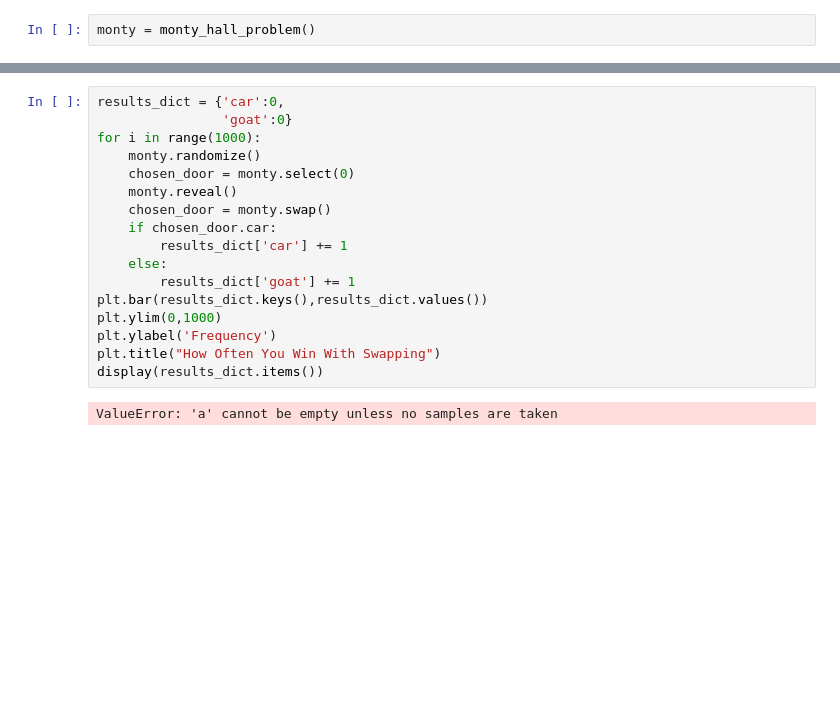
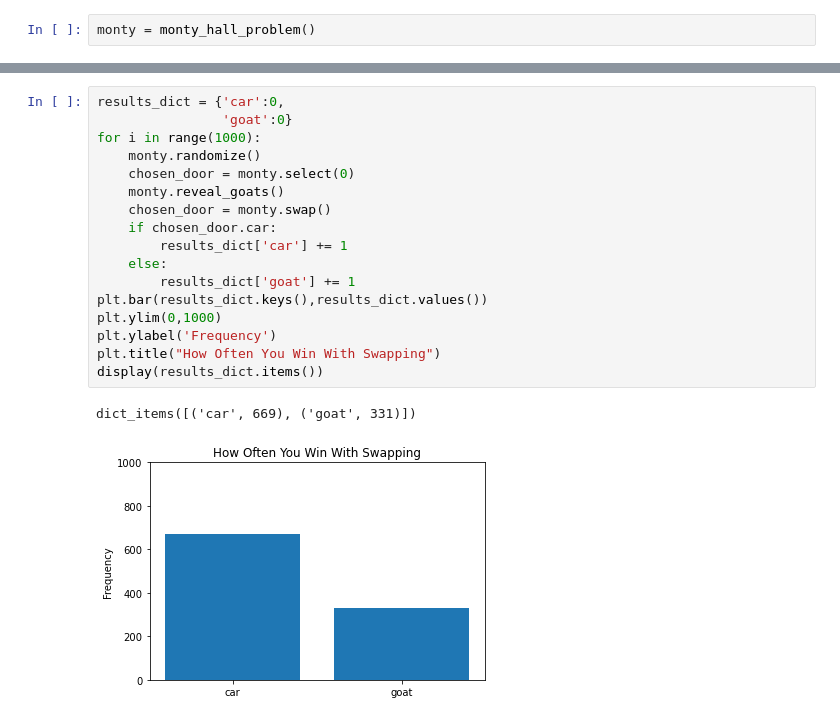
Before and after one commit to pjmcc2/Monty-Hall-Sim, a Jupyter notebook: Monty Hall Problem Simulation.ipynb, the cells around one changed output, grey strips where cells are left out. Drawn from its saved outputs; the diff is of its cells as text; blank space fills up the shorter version.

```diff
--- a/Monty Hall Problem Simulation.ipynb
+++ b/Monty Hall Problem Simulation.ipynb
@@ -93,19 +99,20 @@ ValueError: 'a' cannot be empty unless no samples are taken
 # %%
 results_dict = {'car':0,
                 'goat':0}
 for i in range(1000):
     monty.randomize()
     chosen_door = monty.select(0)
-    monty.reveal()
+    monty.reveal_goats()
     chosen_door = monty.swap()
     if chosen_door.car:
         results_dict['car'] += 1
     else:
         results_dict['goat'] += 1
 plt.bar(results_dict.keys(),results_dict.values())
 plt.ylim(0,1000)
 plt.ylabel('Frequency')
 plt.title("How Often You Win With Swapping")
 display(results_dict.items())
 # %% [output]
-ValueError: 'a' cannot be empty unless no samples are taken
+dict_items([('car', 669), ('goat', 331)])
+[figure, added]
```
Also changed, not shown: parts of 6 cells of this notebook.
